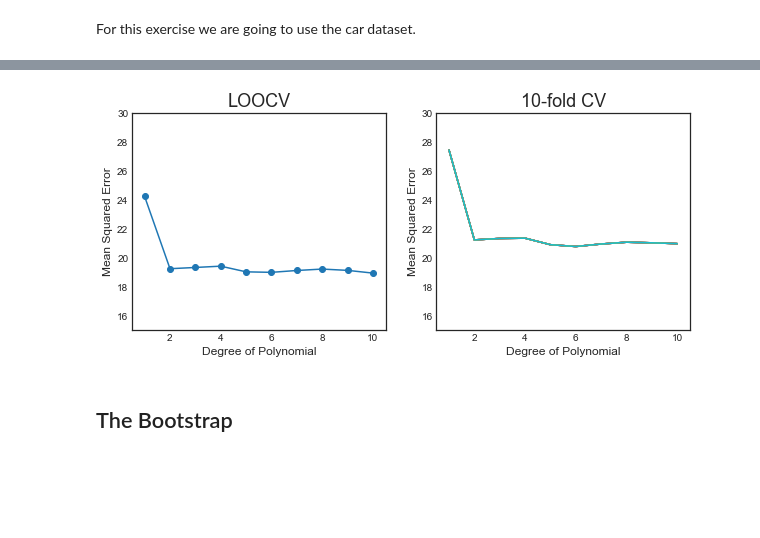
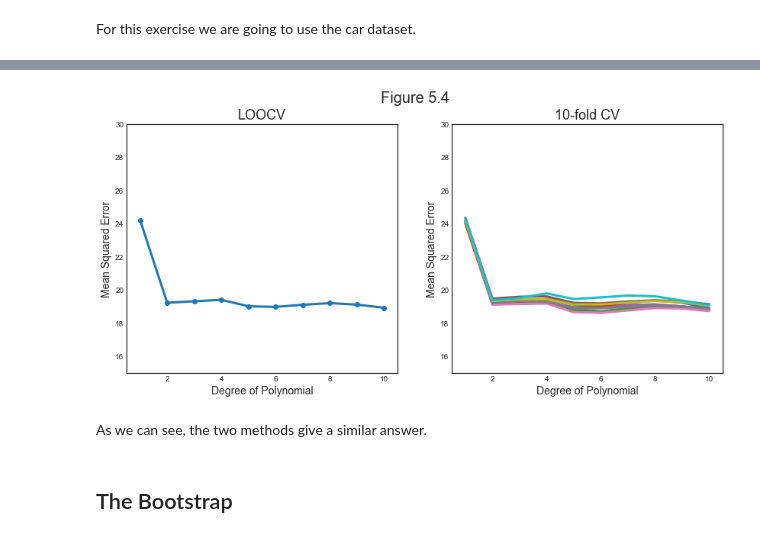
Before and after one commit to matteocourthoud/Machine-Learning-for-Economic-Analysis, a Jupyter notebook: 4_crossvalidation.ipynb, the cells around one changed output, grey strips where cells are left out. Cells and saved outputs as stored; diff of their text form; code cells hidden in the pictures; blank space fills up the shorter version.

```diff
--- a/4_crossvalidation.ipynb
+++ b/4_crossvalidation.ipynb
@@ -122,40 +141,43 @@ for i in p_order:
-# %%
-# k-fold CV
-folds = 10
-elements = len(df1.index)
-
-X, Y = np.meshgrid(p_order, r_state, indexing='ij')
-Z = np.zeros((p_order.size,r_state.size))
-
-regr = skl_lm.LinearRegression()
-
-for (i,j),v in np.ndenumerate(Z):
-    poly = PolynomialFeatures(X[i,j])
-    X_poly = poly.fit_transform(df1.horsepower.values.reshape(-1,1))
-    kf_10 = KFold(n_splits=folds, random_state=Y[i,j])
-    Z[i,j] = cross_val_score(regr, X_poly, df1.mpg, cv=kf_10, scoring='neg_mean_squared_error').mean()
+# %%
+# Init
+folds = 10
+cv10_scores = np.zeros((p_order.size,r_state.size))
+
+# Generate 10 random splits of the dataset
+for j in r_state:
+
+    # For every polynomial degree
+    for i in p_order:
+
+        # Generate polynomial
+        X_poly = PolynomialFeatures(i+1).fit_transform(X)
+
+        # Split sample in train and test
+        kf_10 = KFold(n_splits=folds, shuffle=True, random_state=j)
+        cv10_scores[i,j] = cross_val_score(LinearRegression(), X_poly, y, cv=kf_10, scoring='neg_mean_squared_error').mean()
 # %%
-fig, (ax1, ax2) = plt.subplots(1,2, figsize=(10,4))
-
-# Note: cross_val_score() method return negative values for the scores.
-# https://github.com/scikit-learn/scikit-learn/issues/2439
+# Figure 5.4
+fig, (ax1, ax2) = plt.subplots(1,2,figsize=(14,6))
+fig.suptitle('Figure 5.4')
 
 # Left plot
-ax1.plot(p_order, np.array(scores)*-1, '-o')
+ax1.plot(p_order+1, np.array(loo_scores)*-1, '-o')
 ax1.set_title('LOOCV')
 
 # Right plot
-ax2.plot(X,Z*-1)
+ax2.plot(p_order+1,cv10_scores*-1)
 ax2.set_title('10-fold CV')
 
 for ax in fig.axes:
     ax.set_ylabel('Mean Squared Error')
     ax.set_ylim(15,30)
     ax.set_xlabel('Degree of Polynomial')
     ax.set_xlim(0.5,10.5)
     ax.set_xticks(range(2,11,2));
 # %% [output]
-[figure, old version]
+[figure, new version]
+# %% [markdown]
+As we can see, the two methods give a similar answer.
 # %% [markdown]
 ## The Bootstrap
 # %% [markdown]
```
Also changed, not shown: parts of 36 cells of this notebook.
